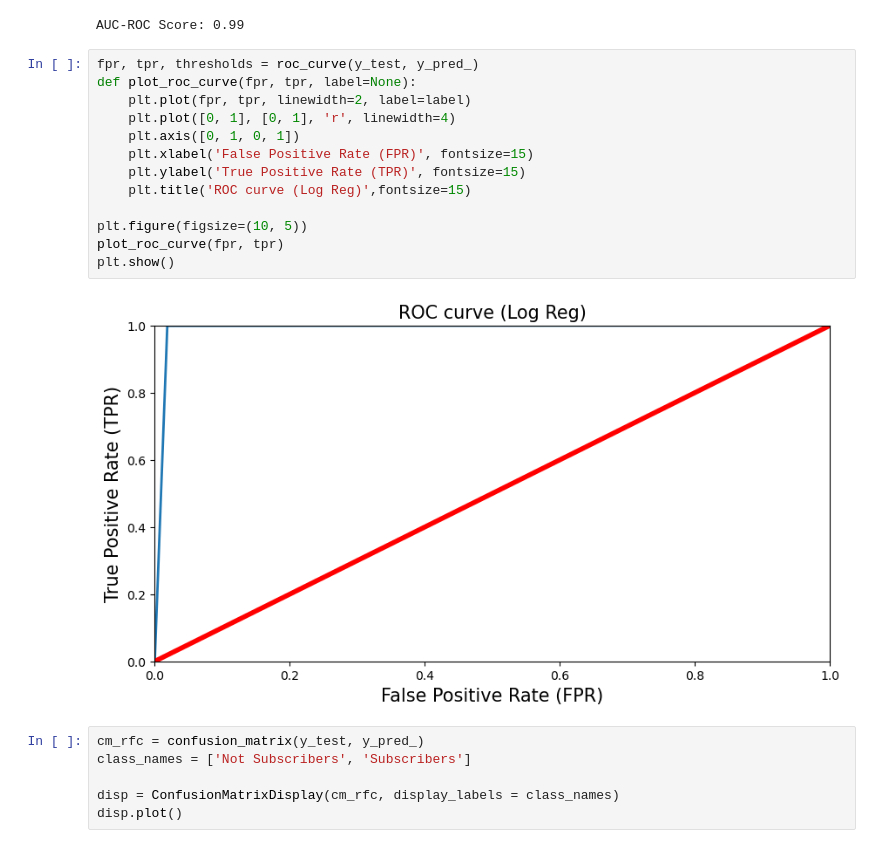
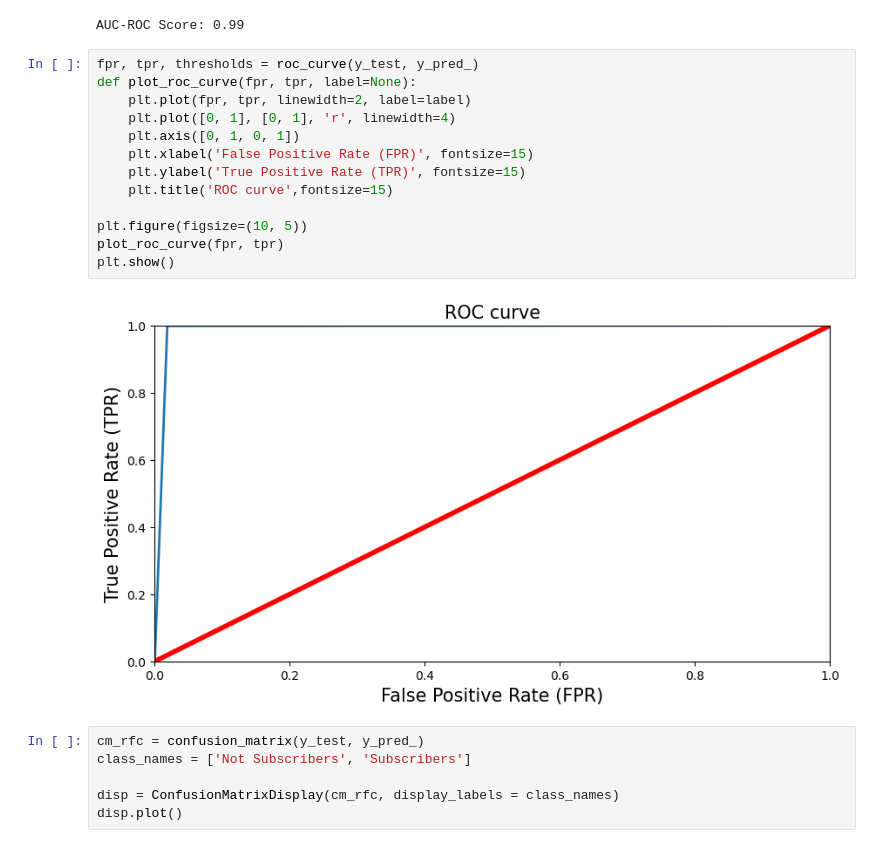
Before and after one commit to Lina-abd/DS_capstone_project_II, a Jupyter notebook: Notebooks/2.5.CapstoneII_Modeling_LinaAbdullahi-Updated.ipynb, the cells around one changed output. Cells and saved outputs as stored; diff of their text form.

```diff
--- a/Notebooks/2.5.CapstoneII_Modeling_LinaAbdullahi-Updated.ipynb
+++ b/Notebooks/2.5.CapstoneII_Modeling_LinaAbdullahi-Updated.ipynb
@@ -348,18 +348,18 @@ AUC-ROC Score: 0.99
 # %%
 fpr, tpr, thresholds = roc_curve(y_test, y_pred_)
 def plot_roc_curve(fpr, tpr, label=None):
     plt.plot(fpr, tpr, linewidth=2, label=label)
     plt.plot([0, 1], [0, 1], 'r', linewidth=4)
     plt.axis([0, 1, 0, 1])
     plt.xlabel('False Positive Rate (FPR)', fontsize=15)
     plt.ylabel('True Positive Rate (TPR)', fontsize=15)
-    plt.title('ROC curve (Log Reg)',fontsize=15)
+    plt.title('ROC curve',fontsize=15)
 
 plt.figure(figsize=(10, 5))
 plot_roc_curve(fpr, tpr)
 plt.show()
 # %% [output]
-[figure, old version]
+[figure, new version]
 # %%
 cm_rfc = confusion_matrix(y_test, y_pred_)
 class_names = ['Not Subscribers', 'Subscribers']
```
